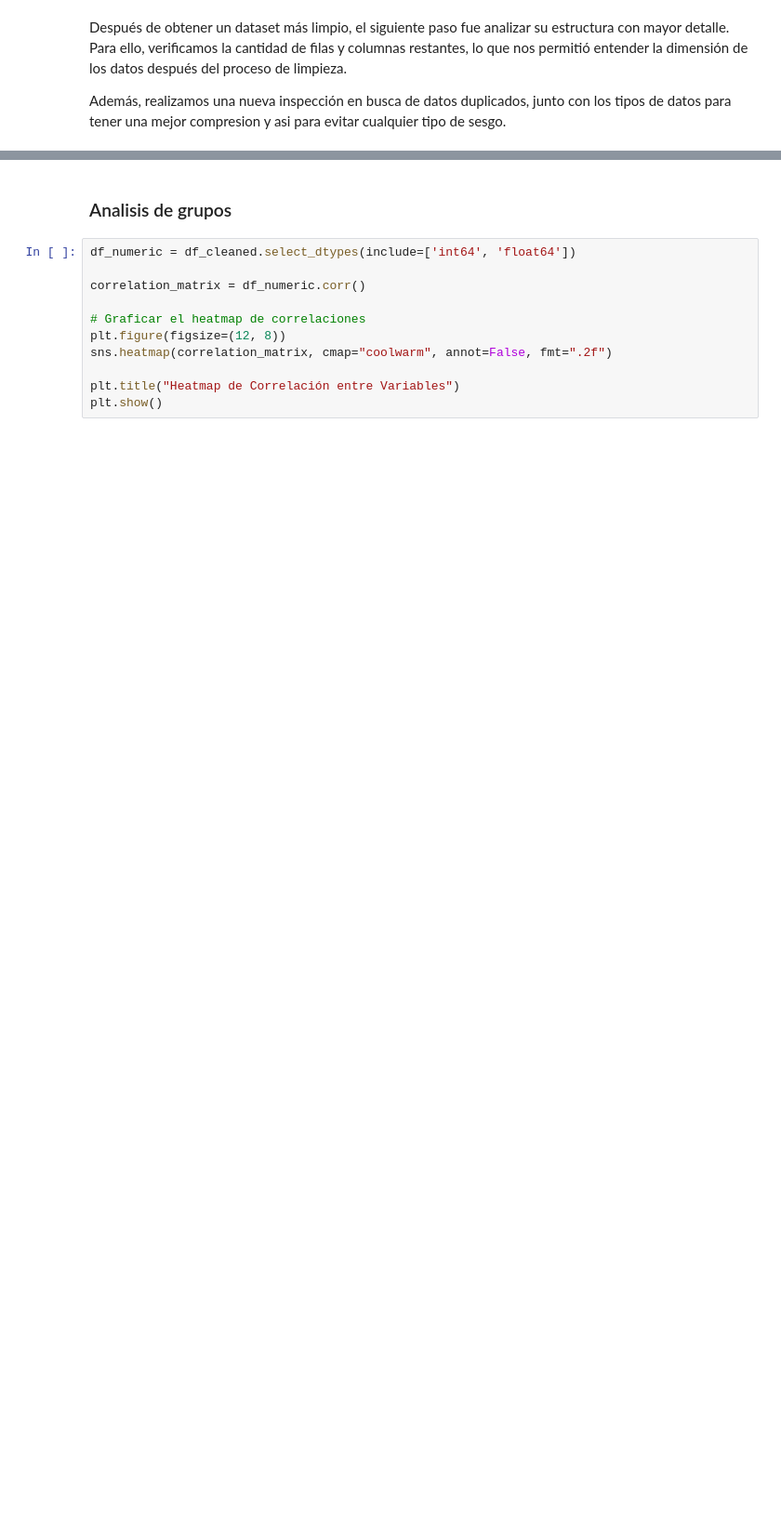
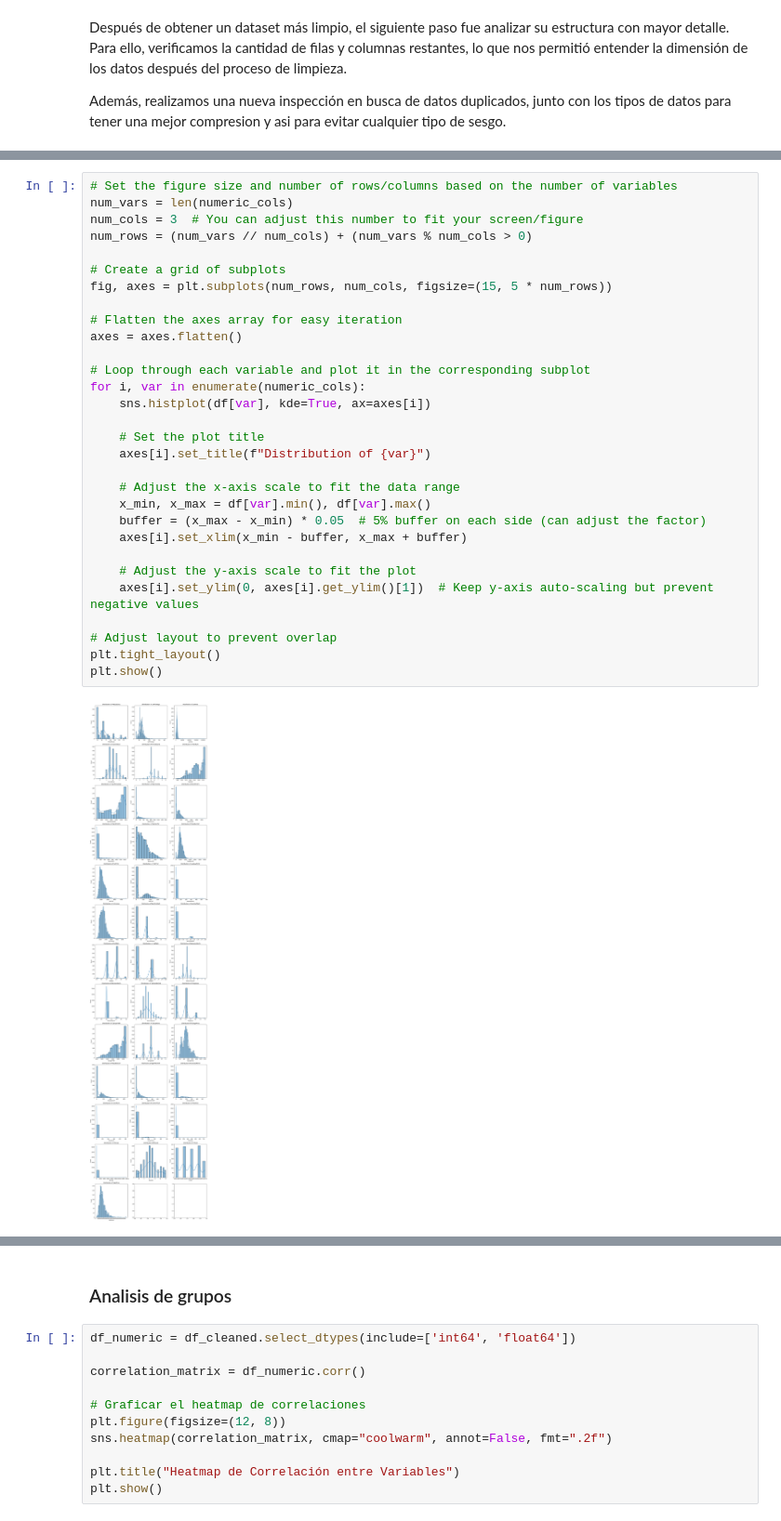
Before and after one commit to DanielRasho/MD-Proyecto2, a Jupyter notebook: main.ipynb, the cells around one changed output, grey strips where cells are left out. Shown at 93% size. Cells and saved outputs as stored; diff of their text form; blank space fills up the shorter version.

```diff
--- a/main.ipynb
+++ b/main.ipynb
@@ -105,0 +207,32 @@ Name: count, dtype: int64
+# %%
+# Set the figure size and number of rows/columns based on the number of variables
+num_vars = len(numeric_cols)
+num_cols = 3  # You can adjust this number to fit your screen/figure
+num_rows = (num_vars // num_cols) + (num_vars % num_cols > 0)
+
+# Create a grid of subplots
+fig, axes = plt.subplots(num_rows, num_cols, figsize=(15, 5 * num_rows))
+
+# Flatten the axes array for easy iteration
+axes = axes.flatten()
+
+# Loop through each variable and plot it in the corresponding subplot
+for i, var in enumerate(numeric_cols):
+    sns.histplot(df[var], kde=True, ax=axes[i])
+
+    # Set the plot title
+    axes[i].set_title(f"Distribution of {var}")
+
+    # Adjust the x-axis scale to fit the data range
+    x_min, x_max = df[var].min(), df[var].max()
+    buffer = (x_max - x_min) * 0.05  # 5% buffer on each side (can adjust the factor)
+    axes[i].set_xlim(x_min - buffer, x_max + buffer)
+
+    # Adjust the y-axis scale to fit the plot
+    axes[i].set_ylim(0, axes[i].get_ylim()[1])  # Keep y-axis auto-scaling but prevent negative values
+
+# Adjust layout to prevent overlap
+plt.tight_layout()
+plt.show()
+# %% [output]
+[figure, added]
```
Also changed, not shown: parts of 24 cells of this notebook.
